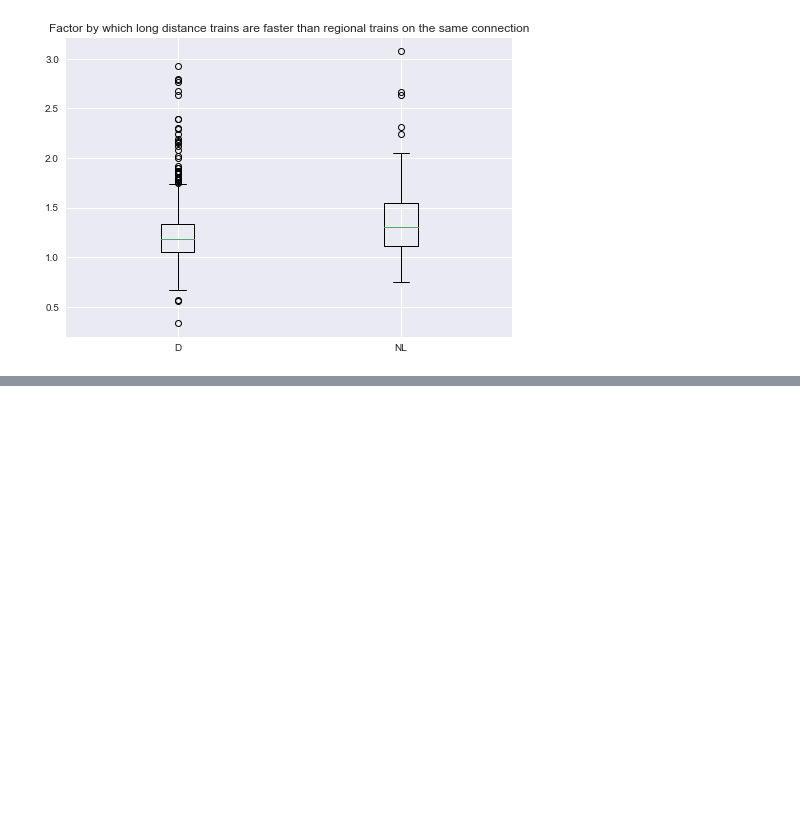
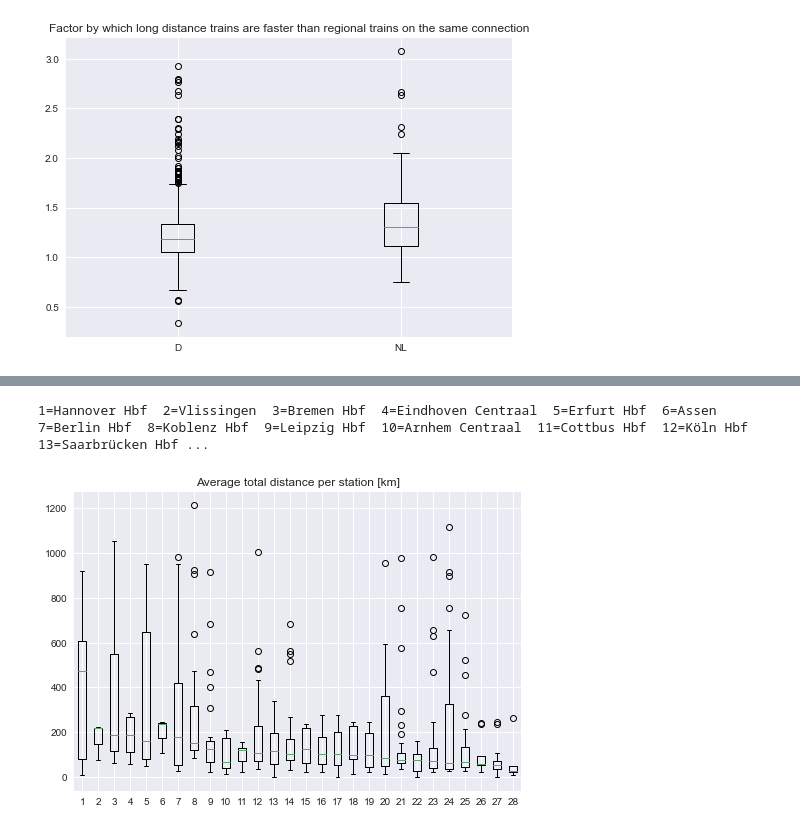
Before and after one commit to leonwatt/re-vs-spr, a Jupyter notebook: analysis.ipynb, the cells around one changed output, grey strips where cells are left out. Saved outputs shown, nothing was run; the diff lists cells and outputs as text; code cells hidden in the pictures; blank space fills up the shorter version.

```diff
--- a/analysis.ipynb
+++ b/analysis.ipynb
@@ -422,0 +423,5 @@ plot.box_plot([regio_vs_long_distance_germany, regio_vs_long_distance_netherland
+# %%
+boxplot_data_per_station("total_dist", "Average total distance per station [km]")
+# %% [output]
+1=Hannover Hbf  2=Vlissingen  3=Bremen Hbf  4=Eindhoven Centraal  5=Erfurt Hbf  6=Assen  7=Berlin Hbf  8=Koblenz Hbf  9=Leipzig Hbf  10=Arnhem Centraal  11=Cottbus Hbf  12=Köln Hbf  13=Saarbrücken Hbf ...
+[figure, added]
```
Also changed, not shown: parts of 8 cells of this notebook, 3 other files.
